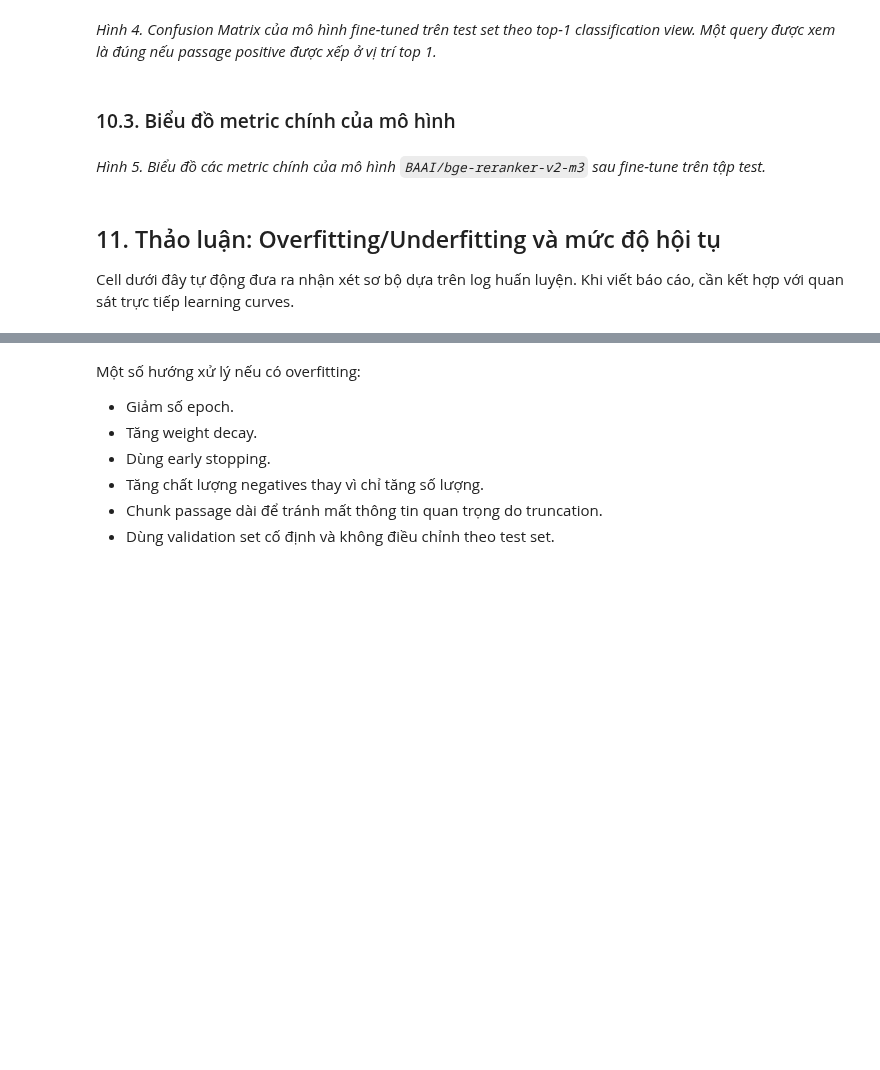
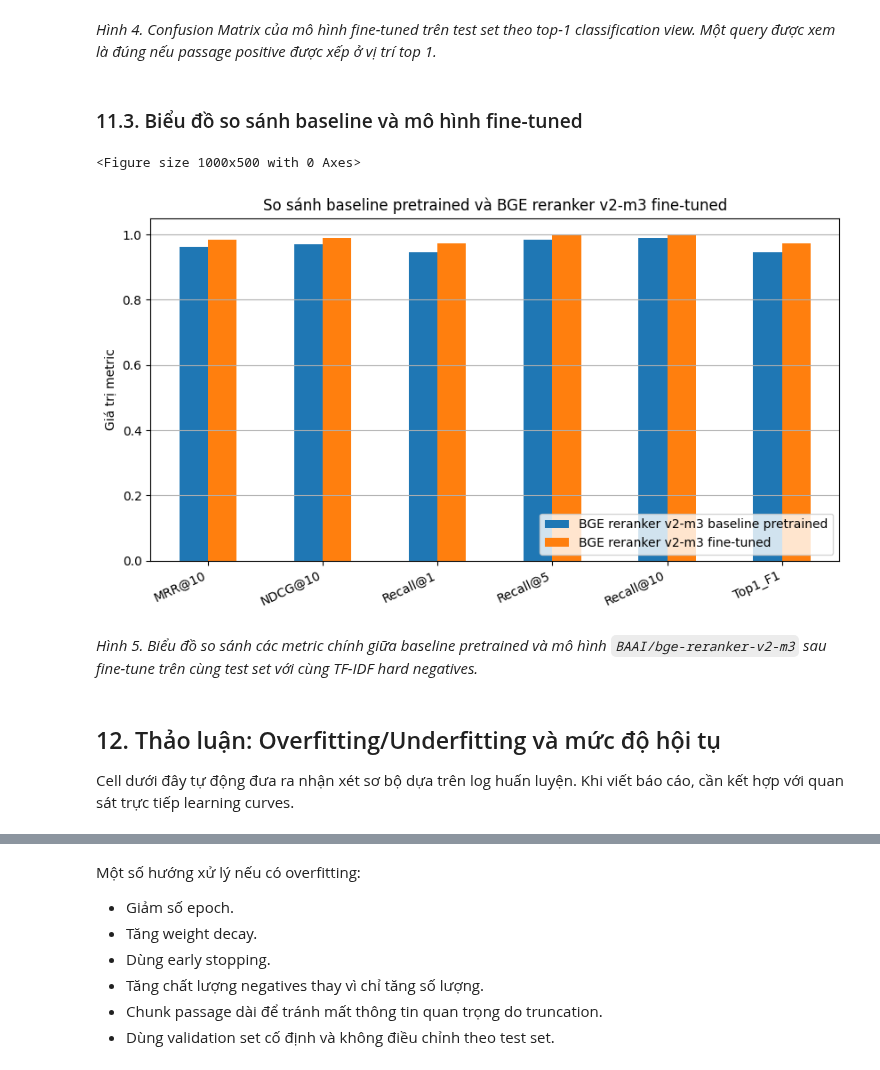
Before and after one commit to cyhapun/Vietnam-Legal-QA-System, a Jupyter notebook: fine-tuning/reranking/notebooks/reranker_bge_v2_m3_finetuning.ipynb, the cells around one changed output, grey strips where cells are left out. Drawn from its saved outputs; the diff is of its cells as text; code cells hidden in the pictures; blank space fills up the shorter version.

Commit message:
chore: run fine-tuning pipeline for bge_v2_m3

```diff
--- a/fine-tuning/reranking/notebooks/reranker_bge_v2_m3_finetuning.ipynb
+++ b/fine-tuning/reranking/notebooks/reranker_bge_v2_m3_finetuning.ipynb
@@ -799,12 +1002,23 @@ def build_ranking_candidates(
     idx: int,
     num_negatives: int,
     rng: random.Random,
+    precomputed_negatives: Optional[List[List[str]]] = None,
 ) -> Tuple[str, List[str], int]:
     item = eval_data[idx]
     query = item["query"]
     positive = item["pos"]
 
     negatives = []
+
+    # Ưu tiên hard negatives đã tạo trước bằng TF-IDF.
+    if precomputed_negatives is not None:
+        for candidate in precomputed_negatives[idx]:
+            if candidate != positive and candidate not in negatives:
+                negatives.append(candidate)
+            if len(negatives) == num_negatives:
+                break
+
+    # Fallback random nếu hard negatives chưa đủ.
     attempts = 0
     while len(negatives) < num_negatives and attempts < 1000:
         j = rng.randrange(len(eval_data))
@@ -887,13 +1101,23 @@ def evaluate_reranker(
     max_length: int = 1024,
     seed: int = 42,
     return_details: bool = False,
+    precomputed_negatives: Optional[List[List[str]]] = None,
 ):
     rng = random.Random(seed)
     ranks = []
     details = []
 
+    if precomputed_negatives is not None:
+        assert len(precomputed_negatives) == len(eval_data), "precomputed_negatives phải cùng độ dài với eval_data."
+
     for idx in tqdm(range(len(eval_data)), desc="Evaluating reranker"):
-        query, candidates, positive_idx = build_ranking_candidates(eval_data, idx, num_negatives, rng)
+        query, candidates, positive_idx = build_ranking_candidates(
+            eval_data,
+            idx,
+            num_negatives,
+            rng,
+            precomputed_negatives=precomputed_negatives,
+        )
         pairs = [(query, passage) for passage in candidates]
         scores = score_pairs(
             model,
@@ -917,12 +1141,15 @@ def evaluate_reranker(
                 "positive_rank": rank,
                 "positive_score": float(scores[positive_idx]),
                 "top_score": float(scores[top_idx]),
+                "score_gap_top_minus_positive": float(scores[top_idx] - scores[positive_idx]),
                 "candidates_per_query": len(candidates),
+                "negative_sampling": "tfidf_hard" if precomputed_negatives is not None else "random",
             })
 
     metrics = compute_ranking_metrics(ranks, candidates_per_query=1 + num_negatives)
     cls_metrics, cm = top1_classification_metrics_from_ranks(ranks, candidates_per_query=1 + num_negatives)
     metrics.update(cls_metrics)
+    metrics["NegativeSampling"] = "tfidf_hard" if precomputed_negatives is not None else "random"
 
     if return_details:
         return metrics, ranks, cm, pd.DataFrame(details)
@@ -1054,6 +1533,7 @@ if torch.cuda.is_available():
 print("=" * 60)
 print("ĐÁNH GIÁ MODEL SAU FINE-TUNE TRÊN TEST SET")
 print("=" * 60)
+print("Test negative sampling: TF-IDF hard negatives")
 
 finetuned_metrics, finetuned_ranks, finetuned_cm, finetuned_details = evaluate_reranker(
     model,
@@ -1064,6 +1544,7 @@ finetuned_metrics, finetuned_ranks, finetuned_cm, finetuned_details = evaluate_r
     max_length=MAX_LENGTH,
     seed=SEED,
     return_details=True,
+    precomputed_negatives=test_ranking_negatives,
 )
 
 print_metrics(finetuned_metrics)
@@ -1116,23 +1683,31 @@ plt.show()
 # %% [markdown]
 *Hình 4. Confusion Matrix của mô hình fine-tuned trên test set theo top-1 classification view. Một query được xem là đúng nếu passage positive được xếp ở vị trí top 1.*
 # %% [markdown]
-### 10.3. Biểu đồ metric chính của mô hình
+### 11.3. Biểu đồ so sánh baseline và mô hình fine-tuned
 # %%
 plot_cols = [c for c in ["MRR@10", "NDCG@10", "Recall@1", "Recall@5", "Recall@10", "Top1_F1"] if c in result_summary.columns]
 
-metric_values = result_summary.loc["BGE reranker v2-m3 fine-tuned", plot_cols]
-plt.figure(figsize=(9, 4))
-metric_values.plot(kind="bar")
+plot_df = result_summary.loc[
+    ["BGE reranker v2-m3 baseline pretrained", "BGE reranker v2-m3 fine-tuned"],
+    plot_cols,
+].T
+
+plt.figure(figsize=(10, 5))
+plot_df.plot(kind="bar", figsize=(10, 5))
 plt.ylabel("Giá trị metric")
-plt.title("Các metric chính của mô hình BGE reranker v2-m3 fine-tuned")
+plt.title("So sánh baseline pretrained và BGE reranker v2-m3 fine-tuned")
 plt.xticks(rotation=25, ha="right")
 plt.ylim(0, 1.05)
 plt.grid(axis="y")
+plt.legend(loc="lower right")
 plt.show()
+# %% [output]
+<Figure size 1000x500 with 0 Axes>
+[figure, added]
 # %% [markdown]
-*Hình 5. Biểu đồ các metric chính của mô hình `BAAI/bge-reranker-v2-m3` sau fine-tune trên tập test.*
+*Hình 5. Biểu đồ so sánh các metric chính giữa baseline pretrained và mô hình `BAAI/bge-reranker-v2-m3` sau fine-tune trên cùng test set với cùng TF-IDF hard negatives.*
 # %% [markdown]
-## 11. Thảo luận: Overfitting/Underfitting và mức độ hội tụ
+## 12. Thảo luận: Overfitting/Underfitting và mức độ hội tụ
 
 Cell dưới đây tự động đưa ra nhận xét sơ bộ dựa trên log huấn luyện. Khi viết báo cáo, cần kết hợp với quan sát trực tiếp learning curves.
 # %%
```
Also changed, not shown: parts of 39 cells of this notebook.
